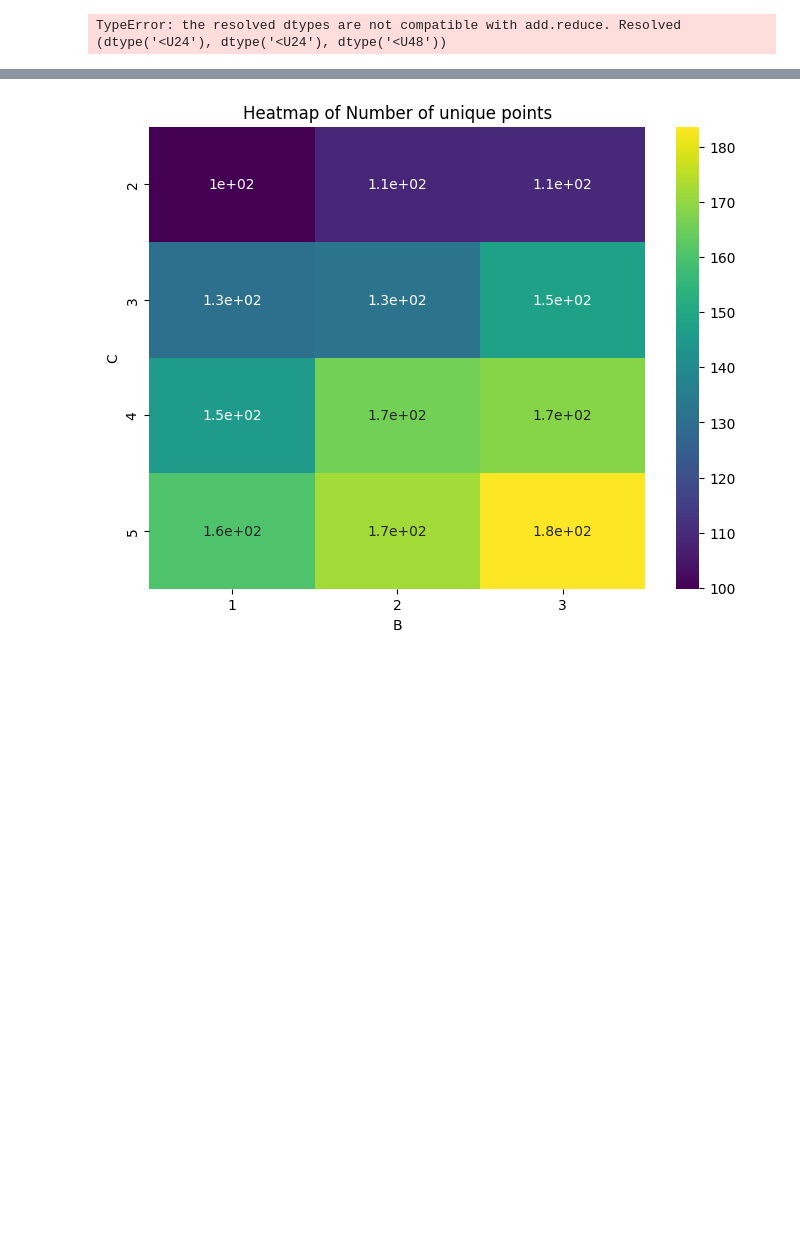
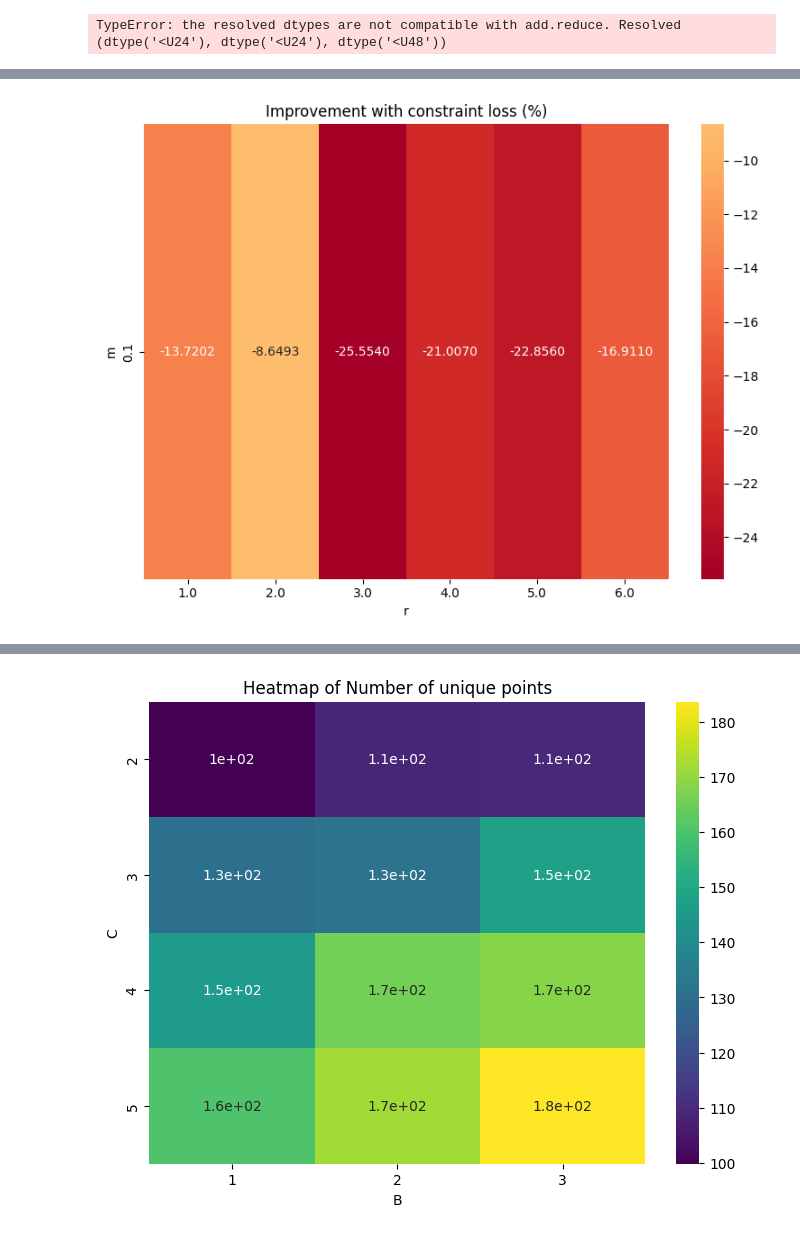
Before and after one commit to mikl123/DRL_DGM, a Jupyter notebook: input_output_generator.ipynb, the cells around one changed output, grey strips where cells are left out. Drawn from its saved outputs; the diff is of its cells as text; code cells hidden in the pictures; blank space fills up the shorter version.

```diff
--- a/input_output_generator.ipynb
+++ b/input_output_generator.ipynb
@@ -43,17 +6,19 @@ import pandas as pd
 from tqdm import tqdm
 # %%
 python_script = "/Users/mihajlobulesnij/Documents/system/RAI/project/DRL_DGM/input_output_generator_dataset.py"
-seeds = [1, 2]
-c_range = np.arange(2, 6, 1)
-r_range = np.arange(0.5, 2, 0.5)
-b_range = np.arange(1, 4, 1)
+seeds = [1, 2,3 ]
+c_range = [1]
+b_range = [1]
+r_range = [1, 2, 3, 4, 5, 6]
+m_range = [0.1]
 
-save_path = "dataset_new/real"
+save_path = "gen_dataset_new/old_constr_unsup"
 commands = []
 
 for c_v in c_range:
     for r_v in r_range:
-        for b_v in b_range:
-            for seed in seeds:
-                cmd = f'/opt/homebrew/Caskroom/miniconda/base/envs/drl_env/bin/python {python_script} --seed {seed} --c "{c_v}"  --r "{r_v}"  --b "{b_v}" --save_path {save_path}'
-                commands.append(cmd)
+        for m_v in m_range:
+            for b_v in b_range:
+                for seed in seeds:
+                    cmd = f'/opt/homebrew/Caskroom/miniconda/base/envs/drl_env/bin/python {python_script} --n_samples {1000} --n_outputs {8} --seed {seed} --c "{c_v}"  --r "{r_v}" --m "{m_v}"  --b "{b_v}" --save_path {save_path}'
+                    commands.append(cmd)
@@ -299,0 +216,66 @@ for dir in dirs:
+# %%
+import pandas as pd
+import seaborn as sns
+import matplotlib.pyplot as plt
+
+# 1. Load and parse the data
+df = pd.read_csv("model_results_new/old_constrs_unsup.csv")
+
+split_cols = df["experiment_path"].str.split("_", expand=True)
+df["c"] = pd.to_numeric(split_cols[0], errors="coerce")
+df["r"] = pd.to_numeric(split_cols[1], errors="coerce")
+df["m"] = pd.to_numeric(split_cols[3], errors="coerce")
+df["seed_data"] = pd.to_numeric(split_cols[4], errors="coerce")
+
+metrics = ["model1_mae"]
+
+df_0 = df[df["constraints_weight"] == 0.0]
+df_1 = df[df["constraints_weight"] == 0.5]
+
+merge_cols = ["r", "m", "seed_data"]  # add any other identifiers if needed
+
+merged = df_0.merge(
+    df_1,
+    on=merge_cols,
+    suffixes=("_0", "_1")
+)
+
+# 4. Compute relative improvement PER SEED
+for metric in metrics:
+    merged[f"{metric}_improvement"] = (
+        100 - (100 * merged[f"{metric}_1"] / merged[f"{metric}_0"])
+    )
+
+# 5. Average improvements over seeds
+mean_improvement = (
+    merged
+    .groupby(["r", "m"])[[f"{m}_improvement" for m in metrics]]
+    .mean()
+    .reset_index()
+)
+
+# 6. Plot heatmaps
+fig, axes = plt.subplots(1, len(metrics), figsize=(8 * len(metrics), 6))
+if len(metrics) == 1:
+    axes = [axes]
+
+for i, metric in enumerate(metrics):
+    pivot_table = mean_improvement.pivot(
+        index="m", columns="r", values=f"{metric}_improvement"
+    )
+    sns.heatmap(
+        pivot_table,
+        annot=True,
+        fmt=".4f",
+        cmap="RdYlGn",
+        center=0,
+        ax=axes[i]
+    )
+    axes[i].set_title("Improvement with constraint loss (%)")
+    axes[i].set_xlabel("r")
+    axes[i].set_ylabel("m")
+
+plt.tight_layout()
+plt.savefig("metric_differences_heatmap.png")
+# %% [output]
+[figure, added]
```
Also changed, not shown: parts of 23 cells of this notebook, 9 other files.
